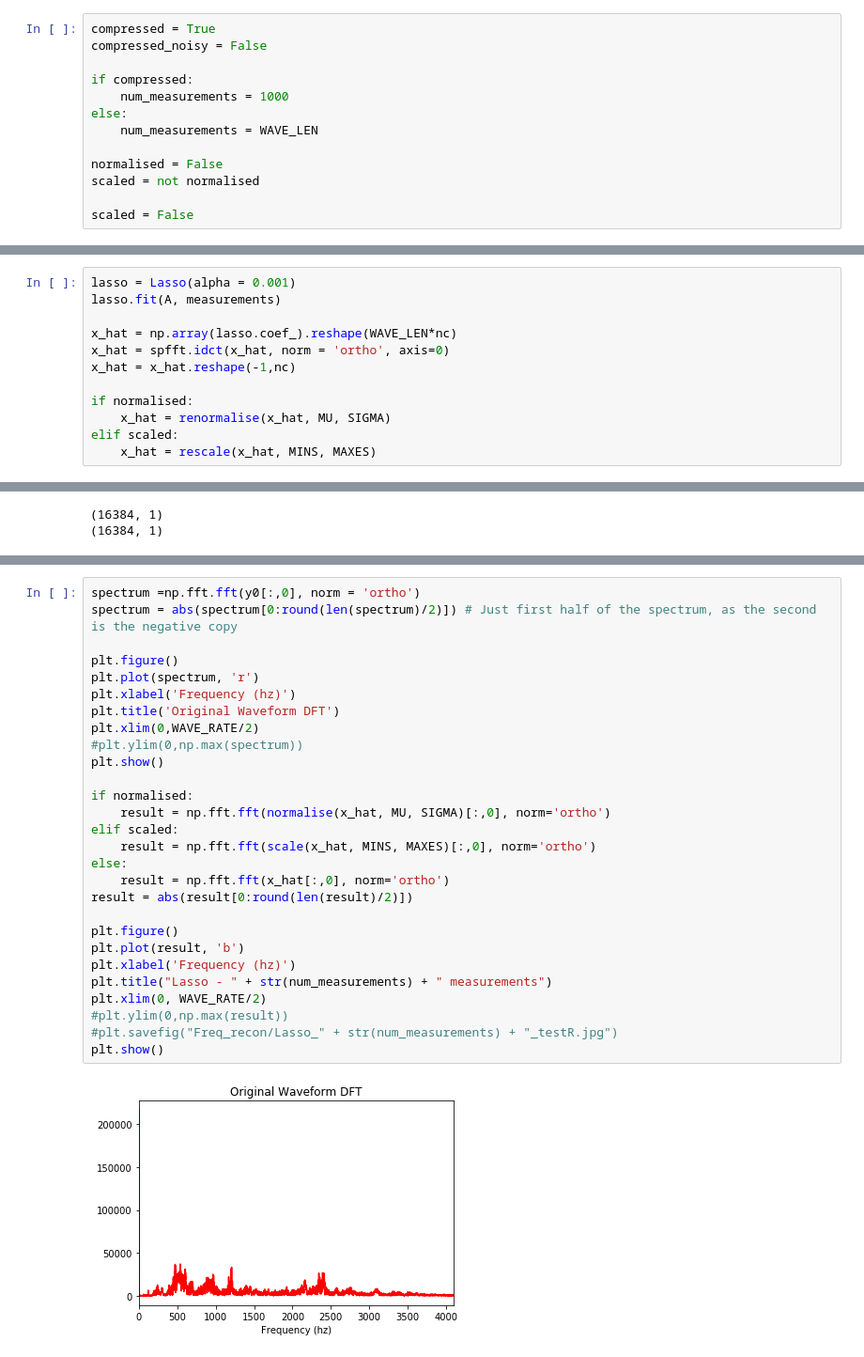
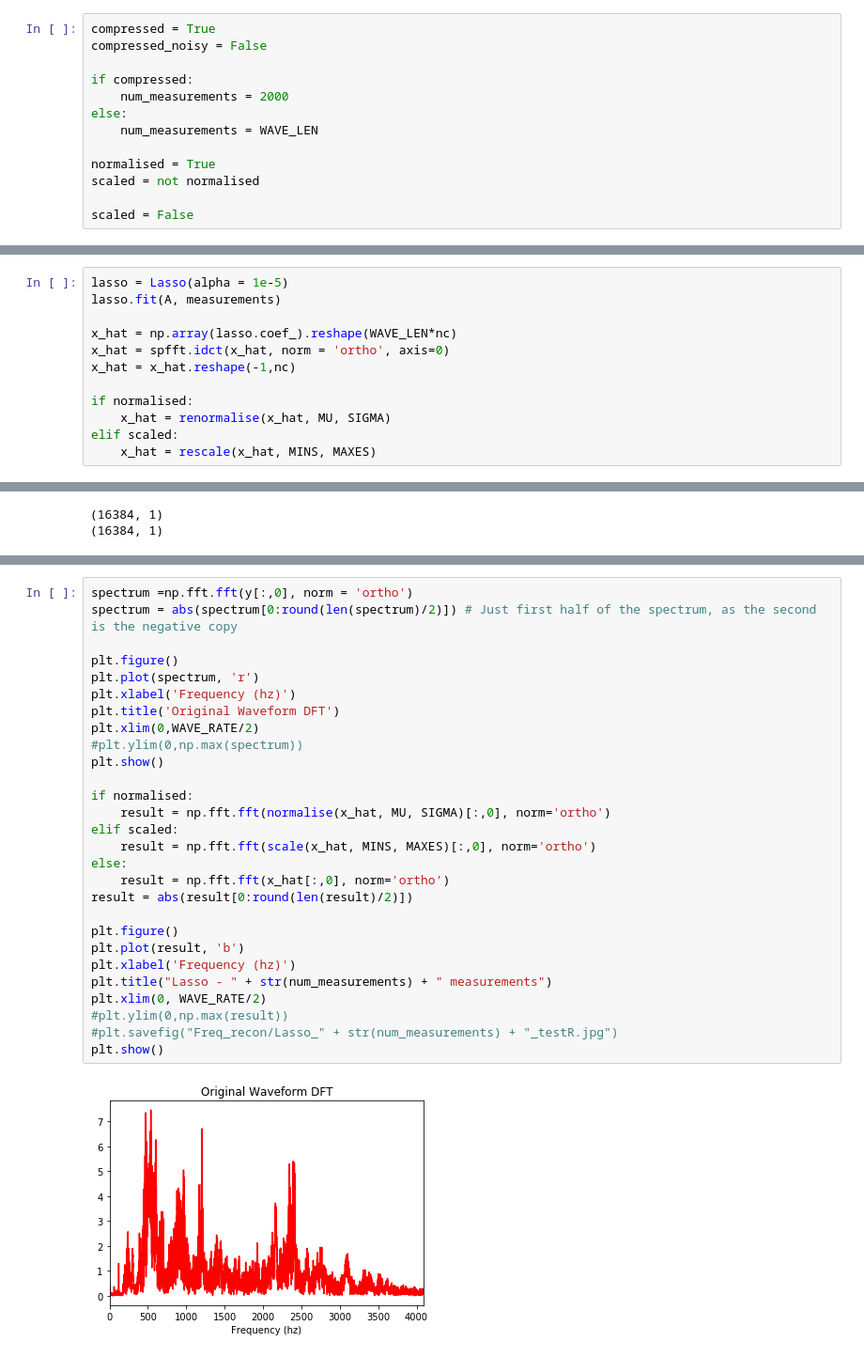
Before and after one commit to Sriram-Ravula/Sine_DIP, a Jupyter notebook: Lasso Testing.ipynb, the cells around one changed output, grey strips where cells are left out. Shown at 94% size. Saved outputs shown, nothing was run; the diff lists cells and outputs as text.

Commit message:
Changed learning rates and normalisation for lasso in audio_meas

```diff
--- a/Lasso Testing.ipynb
+++ b/Lasso Testing.ipynb
@@ -54,11 +54,11 @@ compressed = True
 compressed_noisy = False
 
 if compressed:
-    num_measurements = 1000
+    num_measurements = 2000
 else:
     num_measurements = WAVE_LEN
 
-normalised = False
+normalised = True
 scaled = not normalised
 
 scaled = False
@@ -177,5 +177,5 @@ print(measurements.shape)
 # %%
-lasso = Lasso(alpha = 0.001)
+lasso = Lasso(alpha = 1e-5)
 lasso.fit(A, measurements)
 
 x_hat = np.array(lasso.coef_).reshape(WAVE_LEN*nc)
@@ -202,30 +202,30 @@ wavio.write("Lasso_best.wav", x_hat, WAVE_RATE, sampwidth=WAVE_RES)
 # %%
-spectrum =np.fft.fft(y0[:,0], norm = 'ortho')
+spectrum =np.fft.fft(y[:,0], norm = 'ortho')
 spectrum = abs(spectrum[0:round(len(spectrum)/2)]) # Just first half of the spectrum, as the second is the negative copy
 
 plt.figure()
 plt.plot(spectrum, 'r')
 plt.xlabel('Frequency (hz)')
 plt.title('Original Waveform DFT')
 plt.xlim(0,WAVE_RATE/2)
 #plt.ylim(0,np.max(spectrum))
 plt.show()
 
 if normalised:
     result = np.fft.fft(normalise(x_hat, MU, SIGMA)[:,0], norm='ortho')
 elif scaled:
     result = np.fft.fft(scale(x_hat, MINS, MAXES)[:,0], norm='ortho')
 else:
     result = np.fft.fft(x_hat[:,0], norm='ortho')
 result = abs(result[0:round(len(result)/2)])
 
 plt.figure()
 plt.plot(result, 'b')
 plt.xlabel('Frequency (hz)')
 plt.title("Lasso - " + str(num_measurements) + " measurements")
 plt.xlim(0, WAVE_RATE/2)
 #plt.ylim(0,np.max(result))
 #plt.savefig("Freq_recon/Lasso_" + str(num_measurements) + "_testR.jpg")
 plt.show()
 # %% [output]
-[figure, old version]
+[figure, new version]
```
Also changed, not shown: parts of 4 cells of this notebook, 4 other files.
